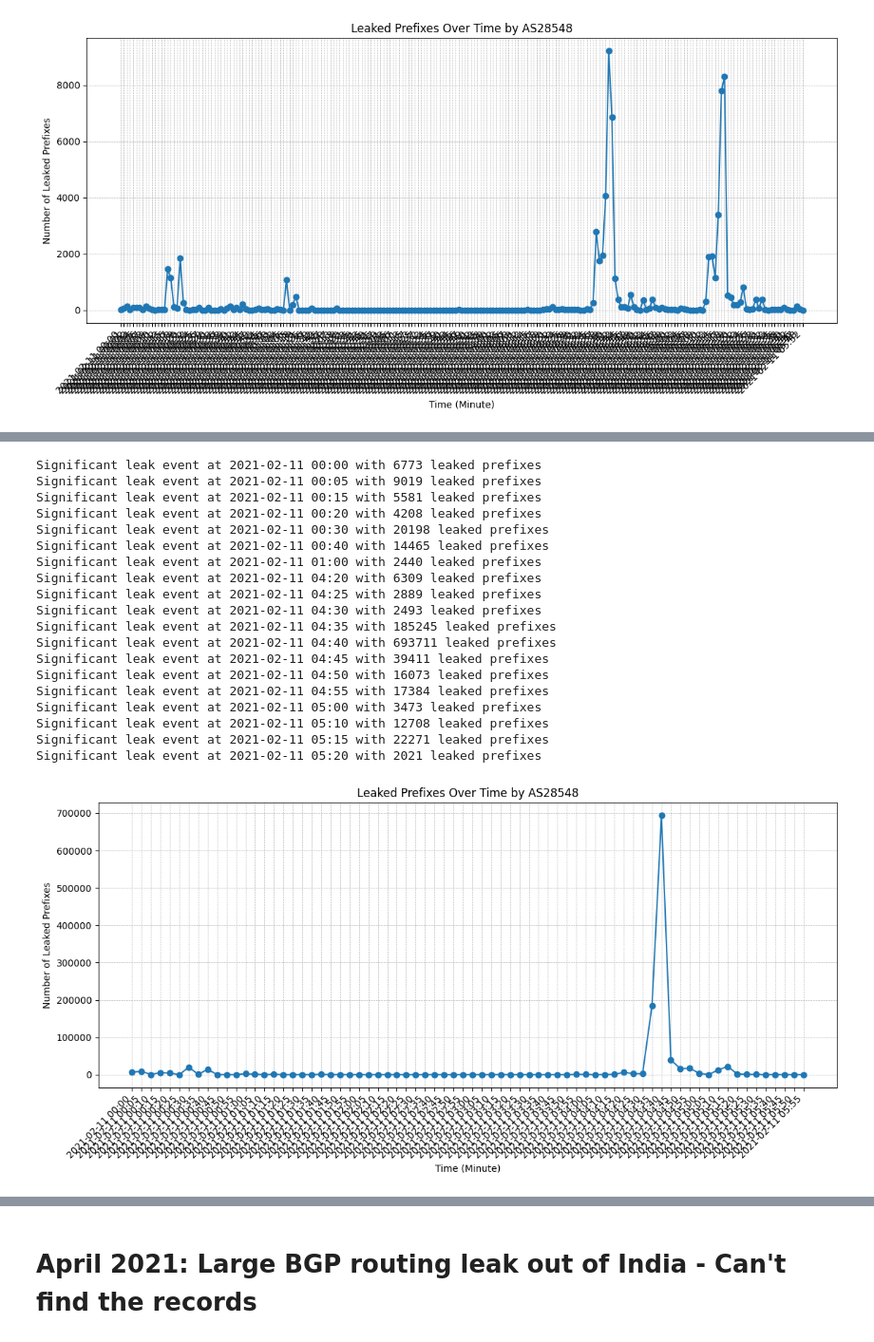
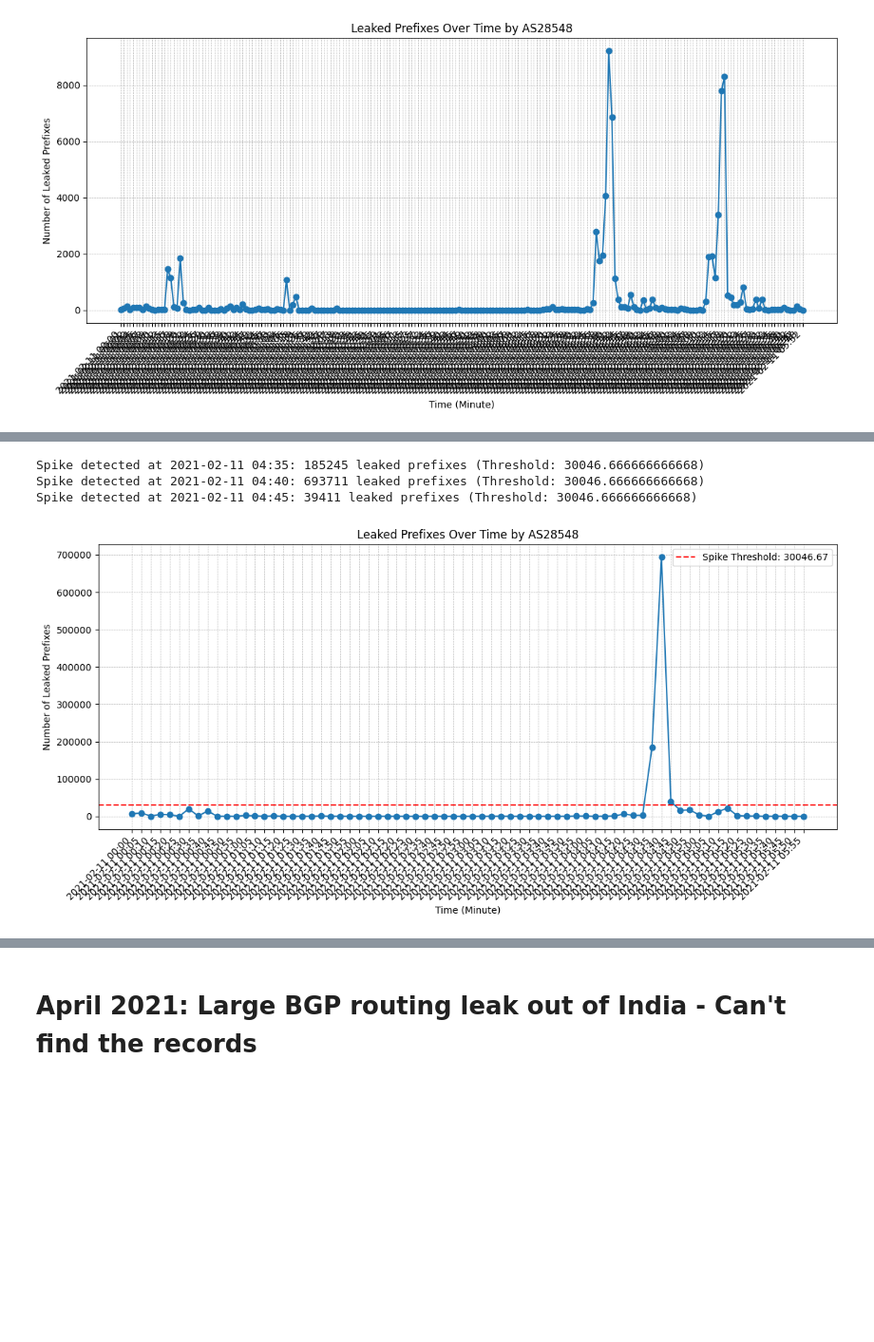
Before and after one commit to hyonbokan/BGP_data_analysis, a Jupyter notebook: PyBGPStream_real_cases_2.ipynb, the cells around one changed output, grey strips where cells are left out. Shown at 95% size. Saved outputs shown, nothing was run; the diff lists cells and outputs as text; code cells hidden in the pictures; blank space fills up the shorter version.

```diff
--- a/PyBGPStream_real_cases_2.ipynb
+++ b/PyBGPStream_real_cases_2.ipynb
@@ -140,6 +140,12 @@ for rec in stream.records():
                 timestamp_minute = timestamp.replace(minute=timestamp.minute - timestamp.minute % 5).strftime('%Y-%m-%d %H:%M')
                 leaked_prefixes_over_time[timestamp_minute] += 1
 
+# Calculate average count of leaked prefixes
+average_leaks = sum(leaked_prefixes_over_time.values()) / len(leaked_prefixes_over_time)
+
+# Spike detection threshold, e.g., 2 times the average
+spike_threshold = 2 * average_leaks
+
 # Visualizing the spike in leaked prefixes over time
 timestamps = sorted(leaked_prefixes_over_time.keys())
 counts = [leaked_prefixes_over_time[ts] for ts in timestamps]
@@ -147,19 +153,18 @@ counts = [leaked_prefixes_over_time[ts] for ts in timestamps]
 plt.figure(figsize=(12, 6))
 plt.plot(timestamps, counts, marker='o', linestyle='-')
 
-# Threshold for flagging
-threshold = 2000
+# Check for spikes
+for ts, count in leaked_prefixes_over_time.items():
+    if count > spike_threshold:
+        print(f"Spike detected at {ts}: {count} leaked prefixes (Threshold: {spike_threshold})")
 
-# Check and print flags for significant leak events
-for ts, count in leaked_prefixes_over_time.items():
-    if count > threshold:
-        print(f"Significant leak event at {ts} with {count} leaked prefixes")
-
+plt.axhline(y=spike_threshold, color='r', linestyle='--', label=f'Spike Threshold: {spike_threshold:.2f}')
 plt.xlabel('Time (Minute)')
 plt.ylabel('Number of Leaked Prefixes')
 plt.title(f'Leaked Prefixes Over Time by AS{leaking_asn}')
 plt.xticks(rotation=45, ha='right')
 plt.grid(True, which='both', linestyle='--', linewidth=0.5)
+plt.legend()
 plt.tight_layout()
 plt.show()
 # %% [output]
@@ -183,20 +188,4 @@ plt.show()
-Significant leak event at 2021-02-11 00:00 with 6773 leaked prefixes
-Significant leak event at 2021-02-11 00:05 with 9019 leaked prefixes
-Significant leak event at 2021-02-11 00:15 with 5581 leaked prefixes
-Significant leak event at 2021-02-11 00:20 with 4208 leaked prefixes
-Significant leak event at 2021-02-11 00:30 with 20198 leaked prefixes
-Significant leak event at 2021-02-11 00:40 with 14465 leaked prefixes
-Significant leak event at 2021-02-11 01:00 with 2440 leaked prefixes
-Significant leak event at 2021-02-11 04:20 with 6309 leaked prefixes
-Significant leak event at 2021-02-11 04:25 with 2889 leaked prefixes
-Significant leak event at 2021-02-11 04:30 with 2493 leaked prefixes
-Significant leak event at 2021-02-11 04:35 with 185245 leaked prefixes
-Significant leak event at 2021-02-11 04:40 with 693711 leaked prefixes
-Significant leak event at 2021-02-11 04:45 with 39411 leaked prefixes
-Significant leak event at 2021-02-11 04:50 with 16073 leaked prefixes
-Significant leak event at 2021-02-11 04:55 with 17384 leaked prefixes
-Significant leak event at 2021-02-11 05:00 with 3473 leaked prefixes
-Significant leak event at 2021-02-11 05:10 with 12708 leaked prefixes
-Significant leak event at 2021-02-11 05:15 with 22271 leaked prefixes
-Significant leak event at 2021-02-11 05:20 with 2021 leaked prefixes
+Spike detected at 2021-02-11 04:35: 185245 leaked prefixes (Threshold: 30046.666666666668)
+Spike detected at 2021-02-11 04:40: 693711 leaked prefixes (Threshold: 30046.666666666668)
+Spike detected at 2021-02-11 04:45: 39411 leaked prefixes (Threshold: 30046.666666666668)
-[figure, old version]
+[figure, new version]
```
Also changed, not shown: parts of 3 cells of this notebook, 1 other file.
